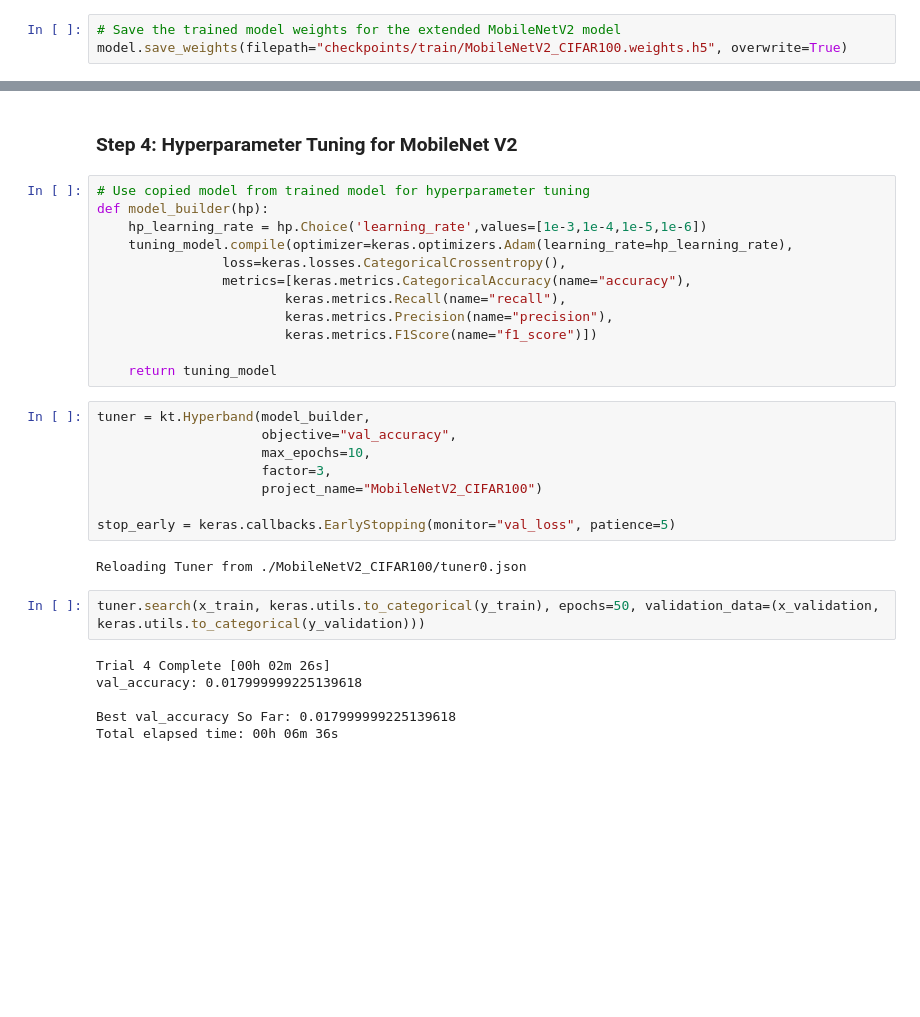
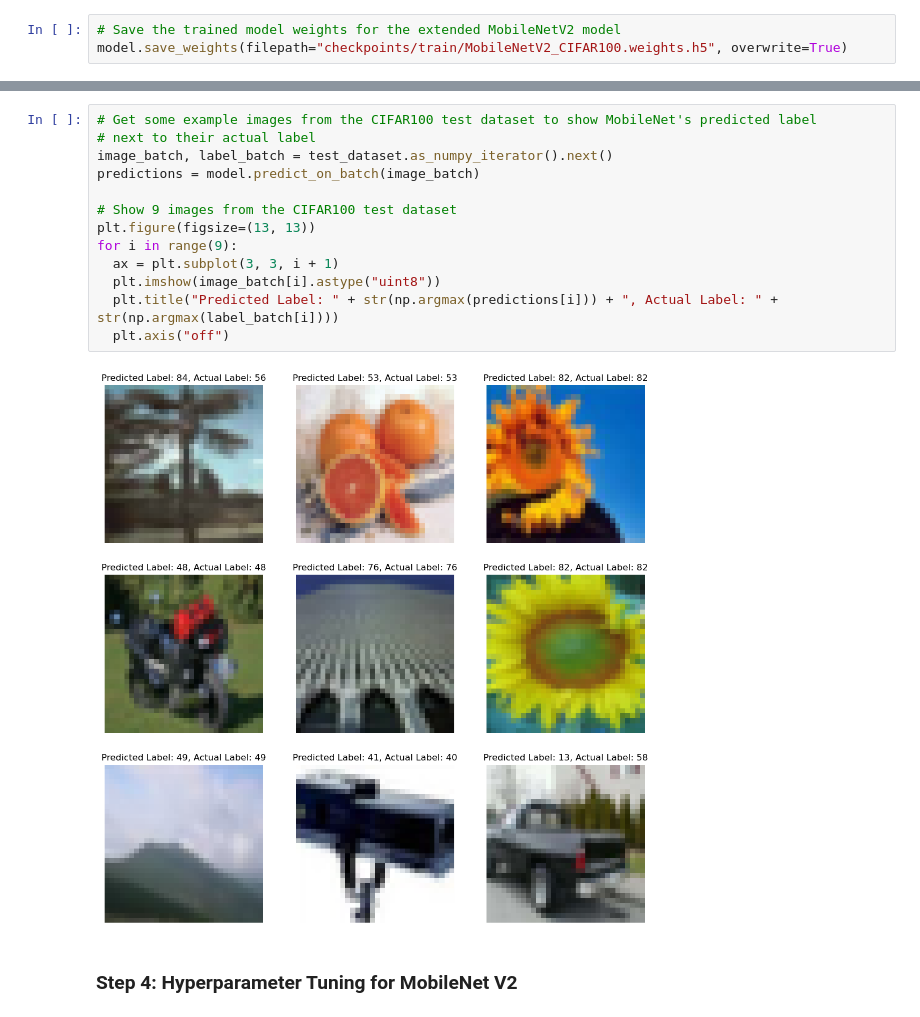
Before and after one commit to nikopedraza/EGCP597-AI-ML-on-Hardware, a Jupyter notebook: Assignment1_AdamTorek.ipynb, the cells around one changed output, grey strips where cells are left out. Cells and saved outputs as stored; diff of their text form; blank space fills up the shorter version.

```diff
--- a/Assignment1_AdamTorek.ipynb
+++ b/Assignment1_AdamTorek.ipynb
@@ -277,32 +382,17 @@ graph_accuracy_loss(history=history)
+# %%
+# Get some example images from the CIFAR100 test dataset to show MobileNet's predicted label
+# next to their actual label
+image_batch, label_batch = test_dataset.as_numpy_iterator().next()
+predictions = model.predict_on_batch(image_batch)
+
+# Show 9 images from the CIFAR100 test dataset
+plt.figure(figsize=(13, 13))
+for i in range(9):
+  ax = plt.subplot(3, 3, i + 1)
+  plt.imshow(image_batch[i].astype("uint8"))
+  plt.title("Predicted Label: " + str(np.argmax(predictions[i])) + ", Actual Label: " + str(np.argmax(label_batch[i])))
+  plt.axis("off")
+# %% [output]
+[figure, added]
 # %% [markdown]
 ### Step 4: Hyperparameter Tuning for MobileNet V2
-# %%
-# Use copied model from trained model for hyperparameter tuning
-def model_builder(hp):
-    hp_learning_rate = hp.Choice('learning_rate',values=[1e-3,1e-4,1e-5,1e-6])
-    tuning_model.compile(optimizer=keras.optimizers.Adam(learning_rate=hp_learning_rate),
-                loss=keras.losses.CategoricalCrossentropy(),
-                metrics=[keras.metrics.CategoricalAccuracy(name="accuracy"),
-                        keras.metrics.Recall(name="recall"),
-                        keras.metrics.Precision(name="precision"),
-                        keras.metrics.F1Score(name="f1_score")])
-
-    return tuning_model
-# %%
-tuner = kt.Hyperband(model_builder,
-                     objective="val_accuracy",
-                     max_epochs=10,
-                     factor=3,
-                     project_name="MobileNetV2_CIFAR100")
-
-stop_early = keras.callbacks.EarlyStopping(monitor="val_loss", patience=5)
-# %% [output]
-Reloading Tuner from ./MobileNetV2_CIFAR100/tuner0.json
-# %%
-tuner.search(x_train, keras.utils.to_categorical(y_train), epochs=50, validation_data=(x_validation, keras.utils.to_categorical(y_validation)))
-# %% [output]
-Trial 4 Complete [00h 02m 26s]
-val_accuracy: 0.017999999225139618
-
-Best val_accuracy So Far: 0.017999999225139618
-Total elapsed time: 00h 06m 36s
```
Also changed, not shown: parts of 30 cells of this notebook, 1 other file.
